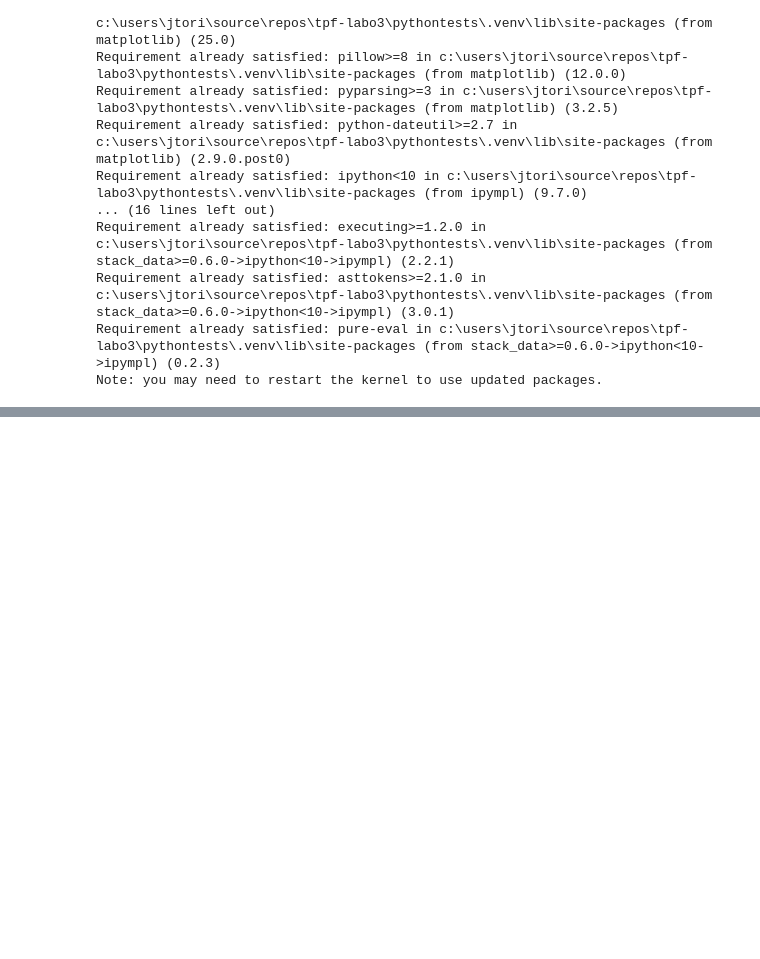
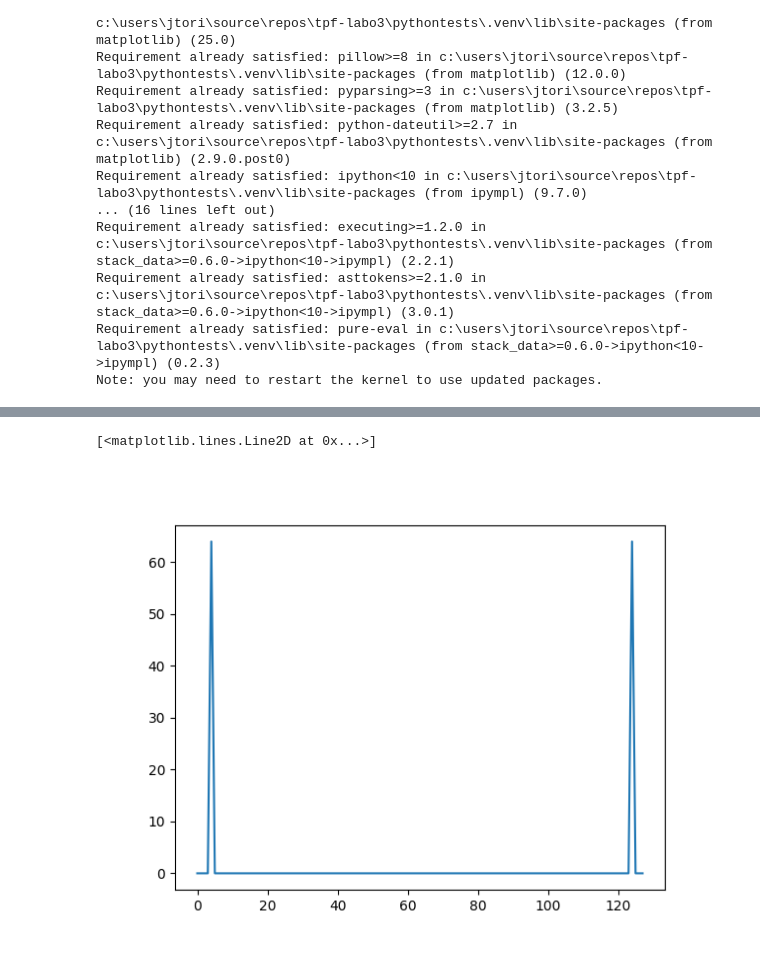
Before and after one commit to Torino1564/TPF-Labo3, a Jupyter notebook: PythonTests/test.ipynb, the cells around one changed output, grey strips where cells are left out. Cells and saved outputs as stored; diff of their text form; code cells hidden in the pictures; blank space fills up the shorter version.

```diff
--- a/PythonTests/test.ipynb
+++ b/PythonTests/test.ipynb
@@ -47,0 +54,12 @@ plt.plot(r_x)
+# %%
+BUFFER_SIZE = 128
+bufferIn = []
+for i in range(0, BUFFER_SIZE):
+    bufferIn.append(np.sin(2*np.pi*i/(float)(BUFFER_SIZE/4)))
+
+plt.figure()
+fft = np.fft.fft(bufferIn, n=BUFFER_SIZE)
+plt.plot(np.abs(fft))
+# %% [output]
+[<matplotlib.lines.Line2D at 0x...>]
+[figure, added]
```
Also changed, not shown: parts of 1 cell of this notebook, 7 other files.
